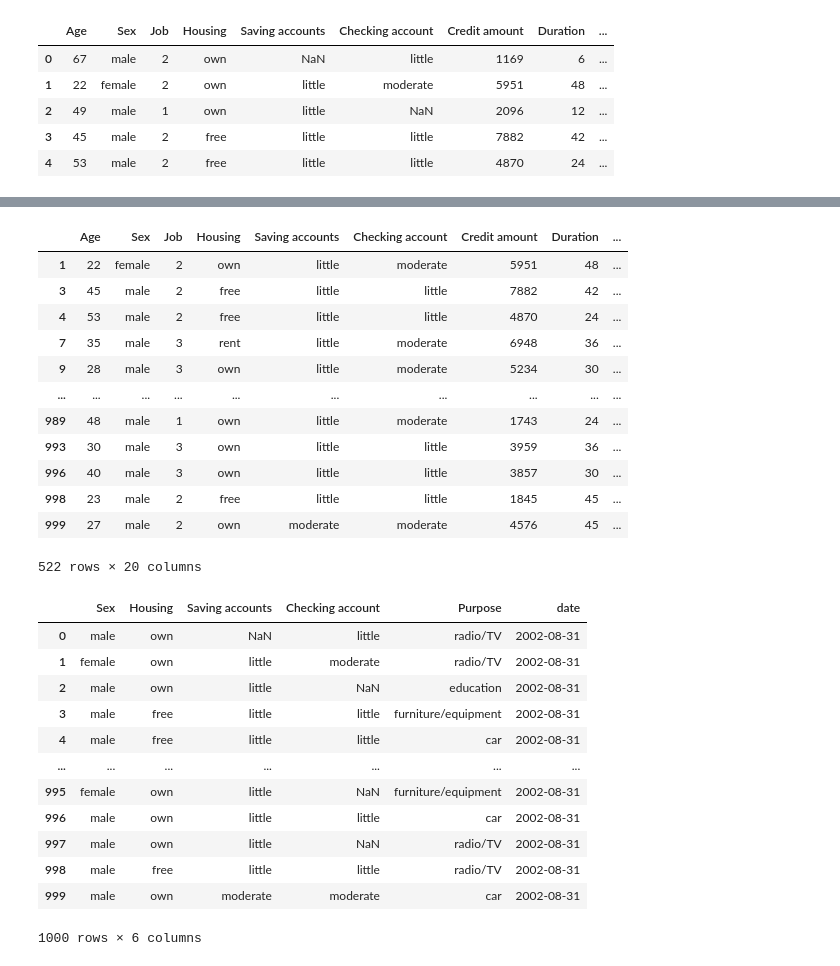
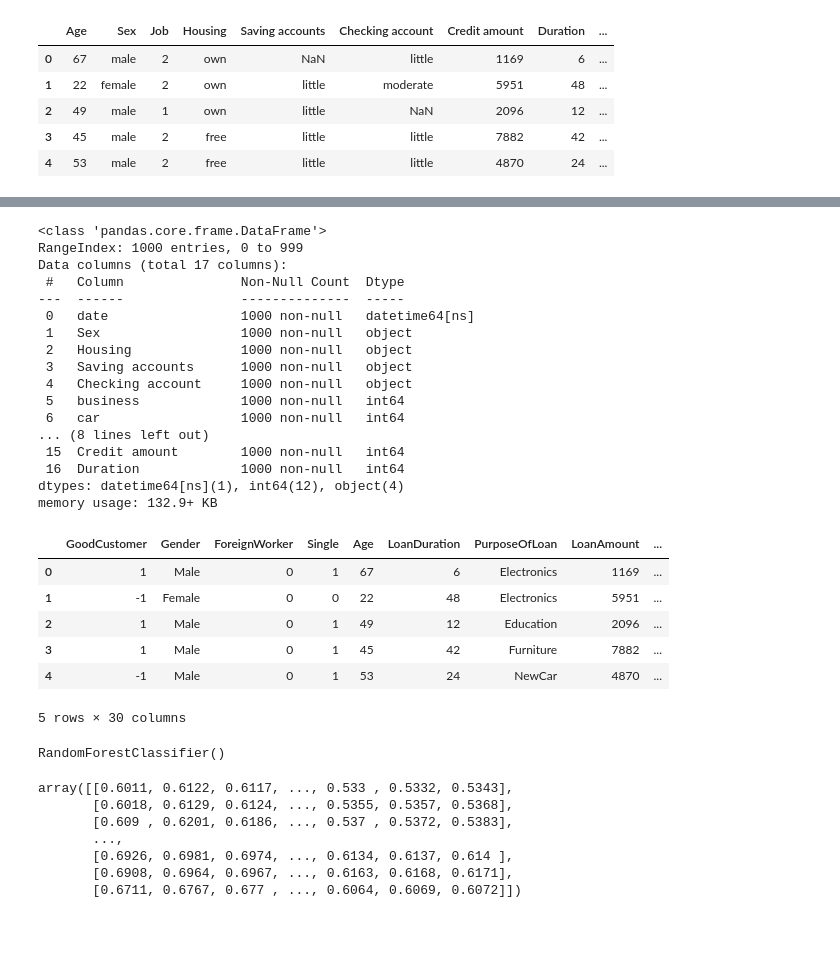
Before and after one commit to GabrielTalasso/plot_pdp, a Jupyter notebook: tests.ipynb, the cells around one changed output, grey strips where cells are left out. Drawn from its saved outputs; the diff is of its cells as text; code cells hidden in the pictures; blank space fills up the shorter version.

```diff
--- a/tests.ipynb
+++ b/tests.ipynb
@@ -132,37 +18,25 @@ pd.concat([data_cat,pd.get_dummies(data['Sex'])], axis = 1)
 # %%
 from preprocessing import preprocessing
-# %%
-preprocessing(data)
-# %% [output]
-|  | Age | Sex | Job | Housing | Saving accounts | Checking account | Credit amount | Duration | ... |
-| 1 | 22 | female | 2 | own | little | moderate | 5951 | 48 | ... |
-| 3 | 45 | male | 2 | free | little | little | 7882 | 42 | ... |
-| 4 | 53 | male | 2 | free | little | little | 4870 | 24 | ... |
-| 7 | 35 | male | 3 | rent | little | moderate | 6948 | 36 | ... |
-| 9 | 28 | male | 3 | own | little | moderate | 5234 | 30 | ... |
-| ... | ... | ... | ... | ... | ... | ... | ... | ... | ... |
-| 989 | 48 | male | 1 | own | little | moderate | 1743 | 24 | ... |
-| 993 | 30 | male | 3 | own | little | little | 3959 | 36 | ... |
-| 996 | 40 | male | 3 | own | little | little | 3857 | 30 | ... |
-| 998 | 23 | male | 2 | free | little | little | 1845 | 45 | ... |
-| 999 | 27 | male | 2 | own | moderate | moderate | 4576 | 45 | ... |
-522 rows × 20 columns
+# %%
+preprocessing(data, NA = 'mean_mode', to_date = 'date', dummies = 'Purpose').info()
+# %% [output]
+<class 'pandas.core.frame.DataFrame'>
+RangeIndex: 1000 entries, 0 to 999
+Data columns (total 17 columns):
+ #   Column               Non-Null Count  Dtype
+---  ------               --------------  -----
+ 0   date                 1000 non-null   datetime64[ns]
+ 1   Sex                  1000 non-null   object
+ 2   Housing              1000 non-null   object
+ 3   Saving accounts      1000 non-null   object
+ 4   Checking account     1000 non-null   object
+ 5   business             1000 non-null   int64
+ 6   car                  1000 non-null   int64
+... (8 lines left out)
+ 15  Credit amount        1000 non-null   int64
+ 16  Duration             1000 non-null   int64
+dtypes: datetime64[ns](1), int64(12), object(4)
+memory usage: 132.9+ KB
 # %%
 data_num = data.select_dtypes(include=np.number) #only numerical columns
 data_cat = data.drop(data_num.columns, axis = 1)
-# %%
-data_cat
-# %% [output]
-|  | Sex | Housing | Saving accounts | Checking account | Purpose | date |
-| 0 | male | own | NaN | little | radio/TV | 2002-08-31 |
-| 1 | female | own | little | moderate | radio/TV | 2002-08-31 |
-| 2 | male | own | little | NaN | education | 2002-08-31 |
-| 3 | male | free | little | little | furniture/equipment | 2002-08-31 |
-| 4 | male | free | little | little | car | 2002-08-31 |
-| ... | ... | ... | ... | ... | ... | ... |
-| 995 | female | own | little | NaN | furniture/equipment | 2002-08-31 |
-| 996 | male | own | little | little | car | 2002-08-31 |
-| 997 | male | own | little | NaN | radio/TV | 2002-08-31 |
-| 998 | male | free | little | little | radio/TV | 2002-08-31 |
-| 999 | male | own | moderate | moderate | car | 2002-08-31 |
-1000 rows × 6 columns
@@ -168,0 +48,12 @@ data_cat
+# %%
+path = './data/german_raw.csv'
+df = pd.read_csv(path)
+df.head()
+# %% [output]
+|  | GoodCustomer | Gender | ForeignWorker | Single | Age | LoanDuration | PurposeOfLoan | LoanAmount | ... |
+| 0 | 1 | Male | 0 | 1 | 67 | 6 | Electronics | 1169 | ... |
+| 1 | -1 | Female | 0 | 0 | 22 | 48 | Electronics | 5951 | ... |
+| 2 | 1 | Male | 0 | 1 | 49 | 12 | Education | 2096 | ... |
+| 3 | 1 | Male | 0 | 1 | 45 | 42 | Furniture | 7882 | ... |
+| 4 | -1 | Male | 0 | 1 | 53 | 24 | NewCar | 4870 | ... |
+5 rows × 30 columns
@@ -168,0 +65,15 @@ data_cat
+# %%
+clf.fit(X, y)
+# %% [output]
+RandomForestClassifier()
+# %%
+partial_dependence(clf, X=X.sample(100), features=[14,16],
+                   kind = 'average')['average'][0]
+# %% [output]
+array([[0.6011, 0.6122, 0.6117, ..., 0.533 , 0.5332, 0.5343],
+       [0.6018, 0.6129, 0.6124, ..., 0.5355, 0.5357, 0.5368],
+       [0.609 , 0.6201, 0.6186, ..., 0.537 , 0.5372, 0.5383],
+       ...,
+       [0.6926, 0.6981, 0.6974, ..., 0.6134, 0.6137, 0.614 ],
+       [0.6908, 0.6964, 0.6967, ..., 0.6163, 0.6168, 0.6171],
+       [0.6711, 0.6767, 0.677 , ..., 0.6064, 0.6069, 0.6072]])
```
Also changed, not shown: parts of 15 cells of this notebook, 3 other files.
